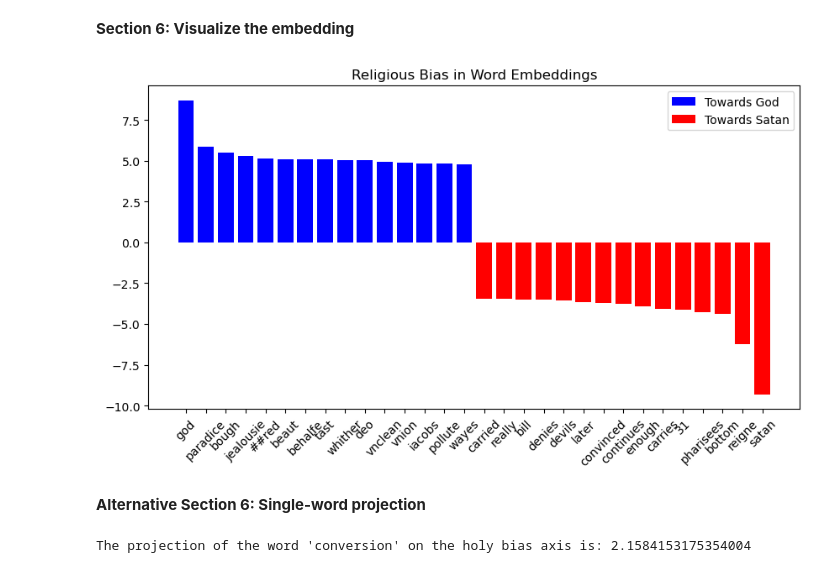
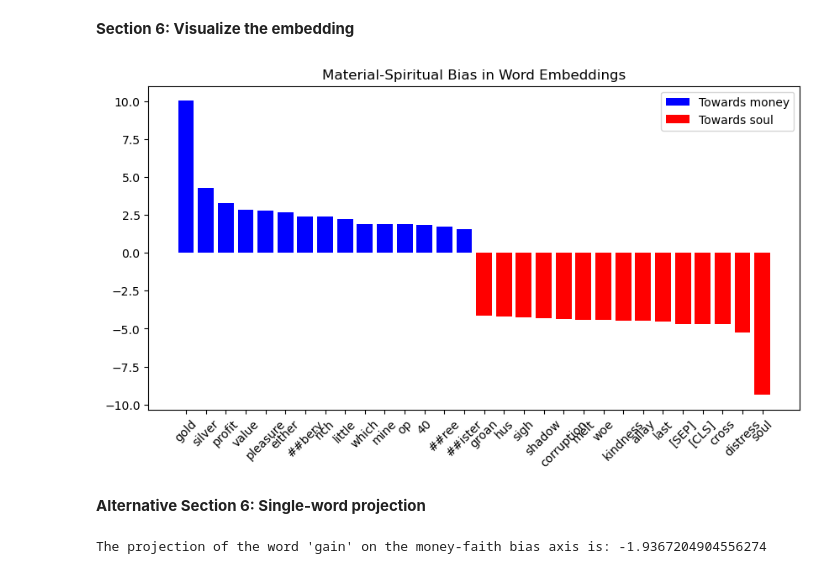
Before and after one commit to zzou21/ECBCData2024, a Jupyter notebook: AuxiliaryPrograms/PtMac_Bible/Bias_Identification.ipynb, the cells around one changed output. Saved outputs shown, nothing was run; the diff lists cells and outputs as text; code cells hidden in the pictures.

```diff
--- a/AuxiliaryPrograms/PtMac_Bible/Bias_Identification.ipynb
+++ b/AuxiliaryPrograms/PtMac_Bible/Bias_Identification.ipynb
@@ -18,14 +18,23 @@ def load_and_preprocess_file(file_path):
         text = file.read()
     return preprocess_text(text)
 
-file_path = 'data/A10010_uncleaned.txt'
+file_path = 'data/copland_spellclean.txt'
 processed_text = load_and_preprocess_file(file_path)
 # %% [markdown]
 <b>Section 2: Breaking down the text into sentences</b>
 # %%
 def split_into_chunks(text):
-    chunks = re.split(r'\. |\! |\.\.\. |\:', text)
+    '''
+    pattern = r'(?<!\.)\.(?!\.)\s*|(?<=\!|\?)\s*|(?<=\.\.\.)\s*|(?<=\:)\s*|(?<=,)\s*'
+    chunks = re.split(pattern, text)
     return [chunk.strip() for chunk in chunks if chunk.strip()]
+    '''
+    chunk_size = 250
+    words = text.split()
+    chunks = [' '.join(words[i:i + chunk_size]) for i in range(0, len(words), chunk_size)]
+    return chunks
+
+
 
 chunks = split_into_chunks(processed_text)
 # %% [markdown]
@@ -74,7 +83,7 @@ def define_bias_axis(word_embeddings, pair):
     return word_embeddings[word1] - word_embeddings[word2]
 
 # Define bias axis for gender
-gender_axis = define_bias_axis(word_embeddings, ["god", "satan"])
+gender_axis = define_bias_axis(word_embeddings, ["gold", "soul"])
 # %% [markdown]
 <b>Section 5: Project the embeddings</b>
 # %%
@@ -91,29 +100,29 @@ gender_projections = project_embeddings(word_embeddings, gender_axis)
 # %%
 import matplotlib.pyplot as plt
 
 def analyze_projections(projections):
     sorted_projections = sorted(projections.items(), key=lambda item: item[1], reverse=True)
     return sorted_projections
 
 def visualize_bias(projections, title):
     words, values = zip(*projections)
     plt.figure(figsize=(10, 5))
-    plt.bar(words[:number_of_entries], values[:number_of_entries], color='b', label='Towards God')
-    plt.bar(words[-number_of_entries:], values[-number_of_entries:], color='r', label='Towards Satan')
+    plt.bar(words[:number_of_entries], values[:number_of_entries], color='b', label='Towards money')
+    plt.bar(words[-number_of_entries:], values[-number_of_entries:], color='r', label='Towards soul')
     plt.title(title)
     plt.xticks(rotation=45)
     plt.legend()
     plt.show()
 
 number_of_entries = 15
 
 # Analyze the projections
 gender_bias_words = analyze_projections(gender_projections)
 
 # Visualize the bias
-visualize_bias(gender_bias_words, "Religious Bias in Word Embeddings")
+visualize_bias(gender_bias_words, "Material-Spiritual Bias in Word Embeddings")
 # %% [output]
-[figure, old version]
+[figure, new version]
 # %% [markdown]
 <b>Alternative Section 6: Single-word projection</b>
 # %%
@@ -133,10 +142,10 @@ def project_word_on_bias_axis(word, word_embeddings, bias_axis):
     return projection_value
 
 # Example usage
-word_to_project = "conversion"
+word_to_project = "gain"
 projection_value = project_word_on_bias_axis(word_to_project, word_embeddings, gender_axis)
 
 if projection_value is not None:
-    print(f"The projection of the word '{word_to_project}' on the holy bias axis is: {projection_value}")
+    print(f"The projection of the word '{word_to_project}' on the money-faith bias axis is: {projection_value}")
 # %% [output]
-The projection of the word 'conversion' on the holy bias axis is: 2.1584153175354004
+The projection of the word 'gain' on the money-faith bias axis is: -1.9367204904556274
```
Also changed, not shown: parts of 1 cell of this notebook, 1 other file.
